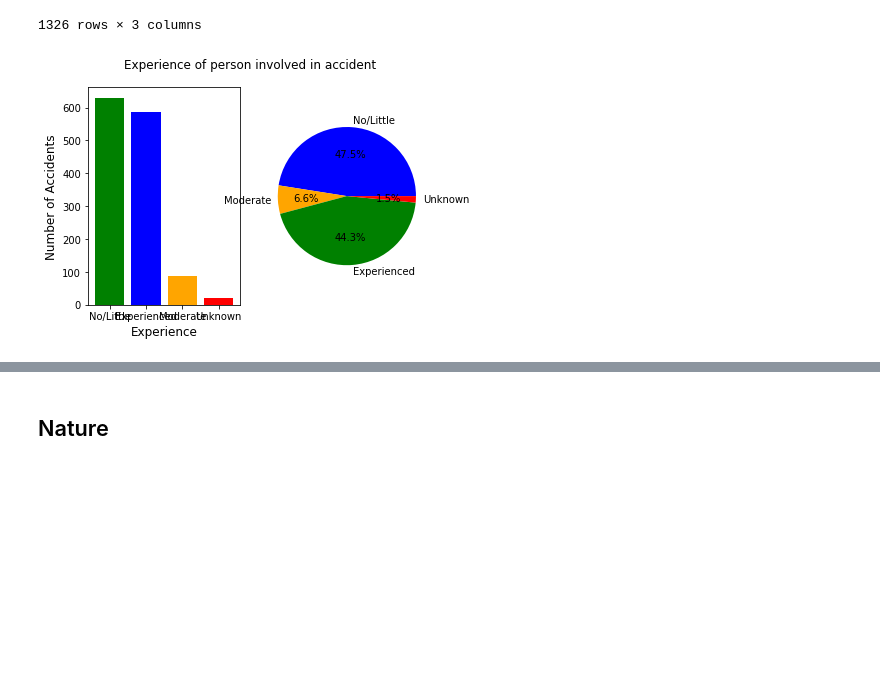
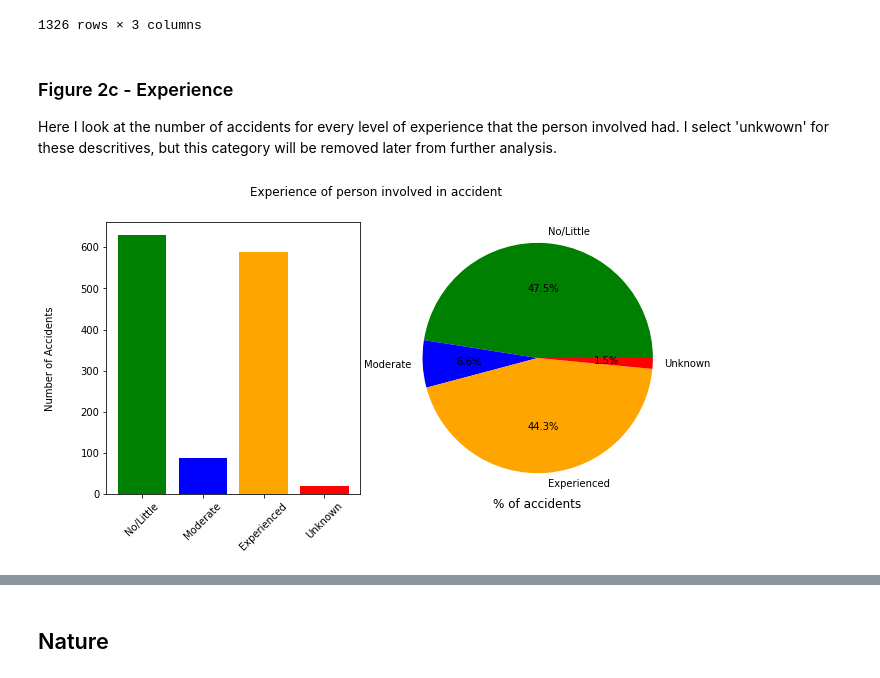
Before and after one commit to MAClaassen/python_course, a Jupyter notebook: AAC_assignments_draft.ipynb, the cells around one changed output, grey strips where cells are left out. Cells and saved outputs as stored; diff of their text form; code cells hidden in the pictures; blank space fills up the shorter version.

```diff
--- a/AAC_assignments_draft.ipynb
+++ b/AAC_assignments_draft.ipynb
@@ -376,27 +453,3 @@ In a future version of pandas all arguments of DataFrame.drop except for the arg
 # change factor levels of variable
 melt_experience['Experience'] = melt_experience['Experience'].astype('category')
 melt_experience['Experience'] = melt_experience['Experience'].cat.reorder_categories(['No/Little', 'Moderate', 'Experienced', 'Unknown'])
-# %%
-import matplotlib.colors as colors
-
-plt.subplot(121)
-plt.suptitle("Experience of person involved in accident")
-experience_count = melt_experience['Experience'].value_counts()
-colours = ['green', 'blue', 'orange', 'red']
-
-#sns.set(style="darkgrid")
-plt.bar(experience_count.index, experience_count.values, alpha=1, color = colours)
-#plt.title('Frequency Distribution of Seriousness of Accidents')
-plt.ylabel('Number of Accidents', fontsize=12)
-plt.xlabel('Experience', fontsize=12)
-
-plt.subplot(122)
-labels = melt_experience['Experience'].astype('category').cat.categories.tolist()
-#counts = melt_experience['Experience'].value_counts()
-sizes = [experience_count[var_cat] for var_cat in labels]
-plt.pie(sizes, labels = labels, colors = ['blue', 'orange', 'green', 'red'], autopct='%1.1f%%')
-plt.axis('equal')
-
-plt.show()
-# %% [output]
-[figure, removed]
@@ -410 +456,28 @@ plt.show()
+# %% [markdown]
+### Figure 2c - Experience
+
+Here I look at the number of accidents for every level of experience that the person involved had. I select 'unkwown' for these descritives, but this category will be removed later from further analysis.
+# %%
+fig, axs = plt.subplots(1,2,figsize=(10, 5)) # define subplots rows, columns, and size
+
+experience_count = melt_experience['Experience'].value_counts().sort_index() #sort_index() to get the right order set for this category
+colours = ['green', 'blue', 'orange', 'red']
+labels = melt_experience['Experience'].cat.categories.tolist()
+
+axs[0].bar(labels, experience_count, color = colours) # makebar plot
+
+sizes = experience_count
+axs[1].pie(sizes, labels = labels, colors = colours, autopct='%1.1f%%') #make pie plot
+plt.axis('equal')
+plt.xlabel('% of accidents', fontsize=12)
+
+fig.suptitle("Experience of person involved in accident") #common title
+fig.text(0.04, 0.5, 'Number of Accidents', va='center', rotation='vertical') #common y-axis
+
+# rotate axes
+for ax in fig.axes:
+    matplotlib.pyplot.sca(ax)
+    plt.xticks(rotation=45)
+# %% [output]
+[figure, added]
 # %%
```
Also changed, not shown: parts of 146 cells of this notebook.
